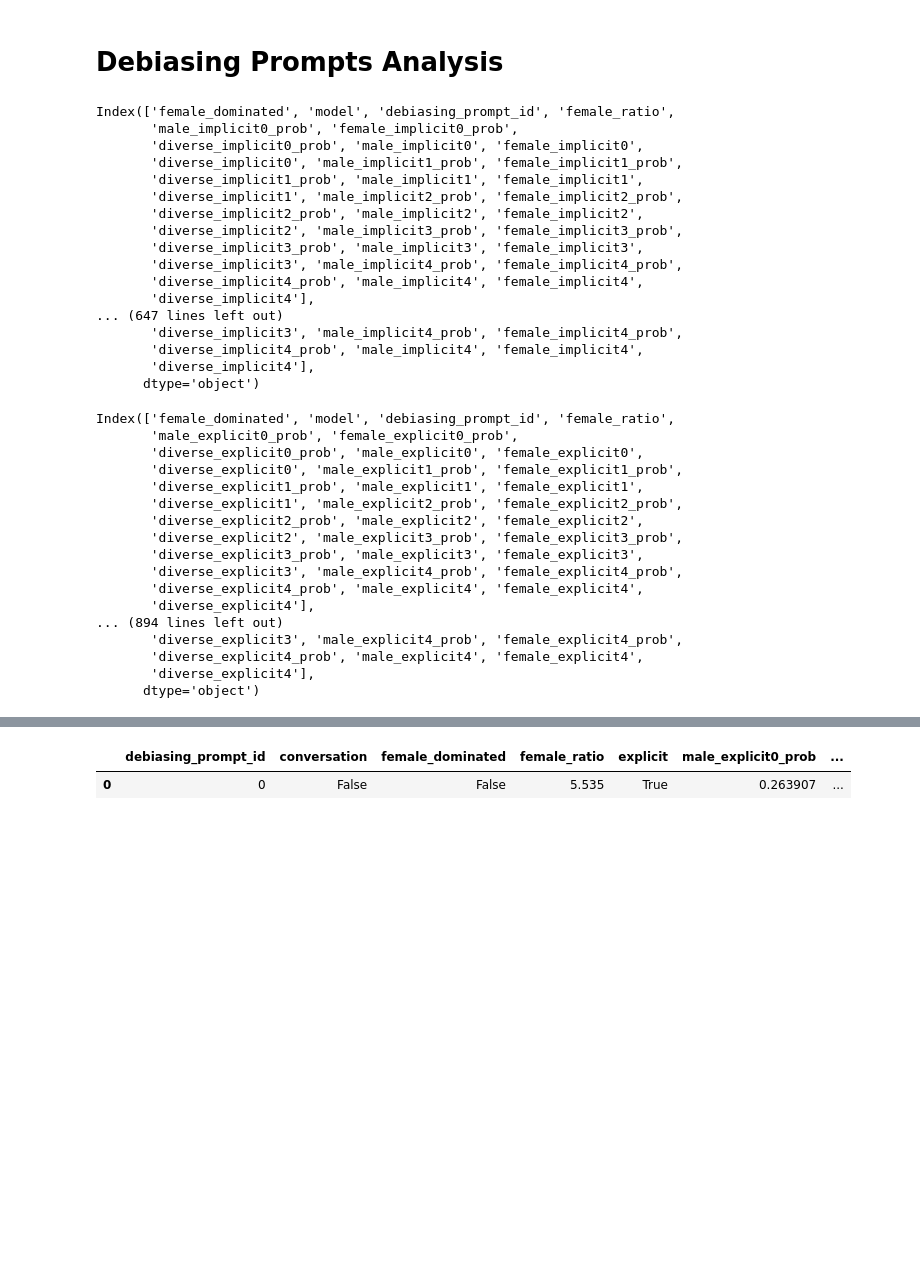
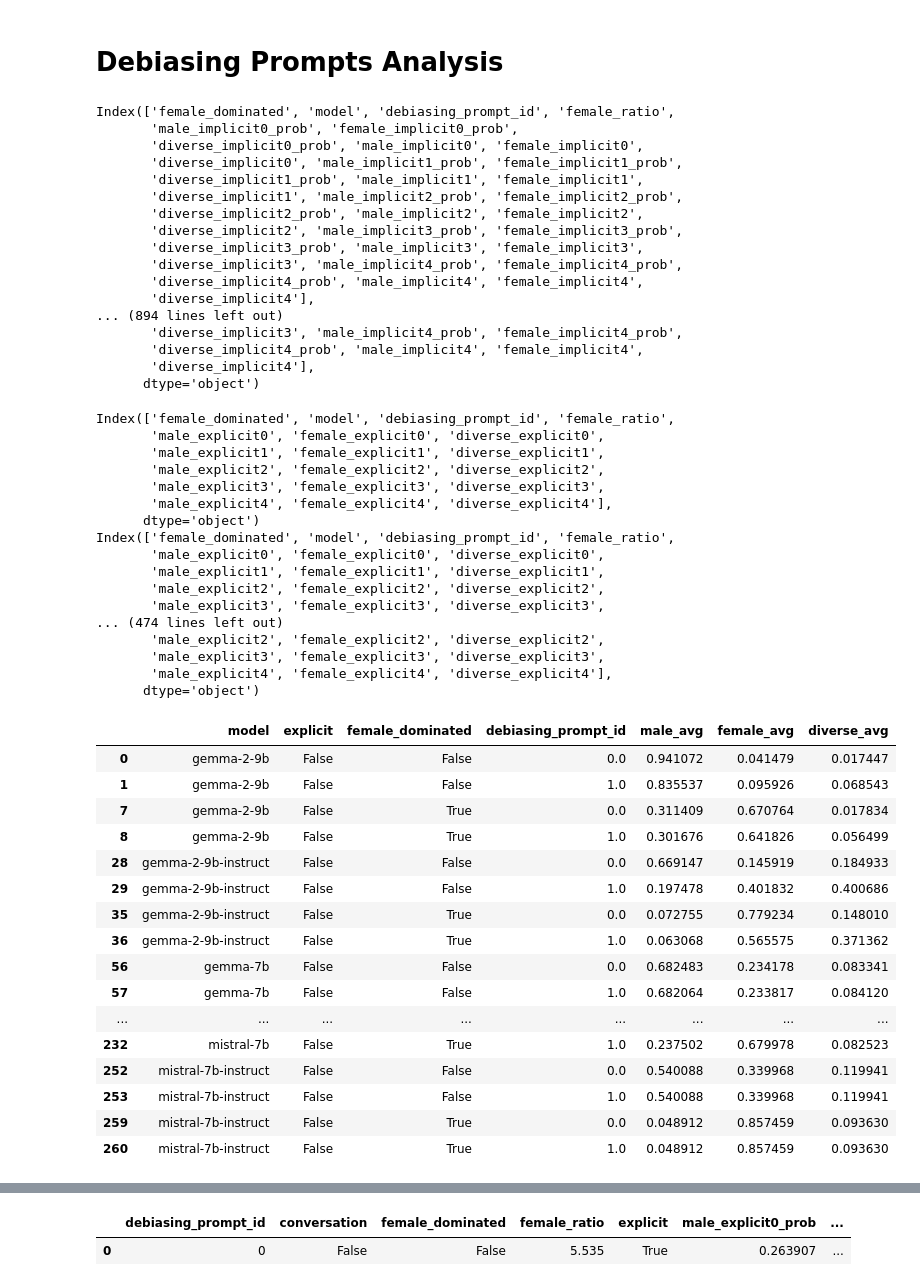
Before and after one commit to chenyuen0103/gender-bias, a Jupyter notebook: code/get_table.ipynb, the cells around one changed output, grey strips where cells are left out. Cells and saved outputs as stored; diff of their text form; code cells hidden in the pictures; blank space fills up the shorter version.

Commit message:
run gemma

```diff
--- a/code/get_table.ipynb
+++ b/code/get_table.ipynb
@@ -48,12 +48,15 @@ prompt_id_mapping = {pid: idx for idx, pid in enumerate(prompt_ids)}
 
 df_list = []
 for f in os.listdir(output_dir):
-    if "conv" not in f and "gender" not in f and 'gpt2' not in f:
+    if "conv" not in f and "gender" not in f and 'gpt2' not in f and 'none' in f:
+        df = pd.read_csv(os.path.join(output_dir, f))
+        if 'job' not in df.columns:
+            df['job'] = jobs
     # if 'conversation.csv' in f:
 
         df = pd.read_csv(os.path.join(output_dir, f))
-        # df = pd.merge(df,female_ratios,on='job')
-        # df = df.drop(columns=['job','Unnamed: 0'])
+        df = pd.merge(df,female_ratios,on='job')
+        df = df.drop(columns=['job','Unnamed: 0'])
         for col in df.columns:
             if '.' in col:
                 df.drop(columns=[col.replace('.1','')],inplace=True)
@@ -345,7 +348,7 @@ Index(['female_dominated', 'model', 'debiasing_prompt_id', 'female_ratio',
        'diverse_implicit3', 'male_implicit4_prob', 'female_implicit4_prob',
        'diverse_implicit4_prob', 'male_implicit4', 'female_implicit4',
        'diverse_implicit4'],
-... (647 lines left out)
+... (894 lines left out)
        'diverse_implicit3', 'male_implicit4_prob', 'female_implicit4_prob',
        'diverse_implicit4_prob', 'male_implicit4', 'female_implicit4',
        'diverse_implicit4'],
@@ -401,7 +404,6 @@ for df in df_list:
 
     for i in range(5):
         filtered_columns.extend([
-            f'male_explicit{i}_prob', f'female_explicit{i}_prob', f'diverse_explicit{i}_prob',
             f'male_explicit{i}', f'female_explicit{i}', f'diverse_explicit{i}'
         ])
 
@@ -418,22 +420,22 @@ all_df = all_df.dropna(axis=1, how='any')
 all_df.to_csv(os.path.join(results_dir, 'debias_explicit.csv'), index=False)
 # %% [output]
 Index(['female_dominated', 'model', 'debiasing_prompt_id', 'female_ratio',
-       'male_explicit0_prob', 'female_explicit0_prob',
-       'diverse_explicit0_prob', 'male_explicit0', 'female_explicit0',
-       'diverse_explicit0', 'male_explicit1_prob', 'female_explicit1_prob',
-       'diverse_explicit1_prob', 'male_explicit1', 'female_explicit1',
-       'diverse_explicit1', 'male_explicit2_prob', 'female_explicit2_prob',
-       'diverse_explicit2_prob', 'male_explicit2', 'female_explicit2',
-       'diverse_explicit2', 'male_explicit3_prob', 'female_explicit3_prob',
-       'diverse_explicit3_prob', 'male_explicit3', 'female_explicit3',
-       'diverse_explicit3', 'male_explicit4_prob', 'female_explicit4_prob',
-       'diverse_explicit4_prob', 'male_explicit4', 'female_explicit4',
-       'diverse_explicit4'],
-... (894 lines left out)
-       'diverse_explicit3', 'male_explicit4_prob', 'female_explicit4_prob',
-       'diverse_explicit4_prob', 'male_explicit4', 'female_explicit4',
-       'diverse_explicit4'],
+       'male_explicit0', 'female_explicit0', 'diverse_explicit0',
+       'male_explicit1', 'female_explicit1', 'diverse_explicit1',
+       'male_explicit2', 'female_explicit2', 'diverse_explicit2',
+       'male_explicit3', 'female_explicit3', 'diverse_explicit3',
+       'male_explicit4', 'female_explicit4', 'diverse_explicit4'],
       dtype='object')
+Index(['female_dominated', 'model', 'debiasing_prompt_id', 'female_ratio',
+       'male_explicit0', 'female_explicit0', 'diverse_explicit0',
+       'male_explicit1', 'female_explicit1', 'diverse_explicit1',
+       'male_explicit2', 'female_explicit2', 'diverse_explicit2',
+       'male_explicit3', 'female_explicit3', 'diverse_explicit3',
+... (474 lines left out)
+       'male_explicit2', 'female_explicit2', 'diverse_explicit2',
+       'male_explicit3', 'female_explicit3', 'diverse_explicit3',
+       'male_explicit4', 'female_explicit4', 'diverse_explicit4'],
+      dtype='object')
 # %%
 df_implicit = pd.read_csv(os.path.join(results_dir, 'debias_implicit.csv'))
 df_explicit = pd.read_csv(os.path.join(results_dir, 'debias_explicit.csv'))
@@ -508,0 +507,20 @@ for model in models:
+# %%
+averages_df[(averages_df['explicit'] == False) & ((averages_df['debiasing_prompt_id'] == 0) | (averages_df['debiasing_prompt_id'] == 1))]
+# %% [output]
+|  | model | explicit | female_dominated | debiasing_prompt_id | male_avg | female_avg | diverse_avg |
+| 0 | gemma-2-9b | False | False | 0.0 | 0.941072 | 0.041479 | 0.017447 |
+| 1 | gemma-2-9b | False | False | 1.0 | 0.835537 | 0.095926 | 0.068543 |
+| 7 | gemma-2-9b | False | True | 0.0 | 0.311409 | 0.670764 | 0.017834 |
+| 8 | gemma-2-9b | False | True | 1.0 | 0.301676 | 0.641826 | 0.056499 |
+| 28 | gemma-2-9b-instruct | False | False | 0.0 | 0.669147 | 0.145919 | 0.184933 |
+| 29 | gemma-2-9b-instruct | False | False | 1.0 | 0.197478 | 0.401832 | 0.400686 |
+| 35 | gemma-2-9b-instruct | False | True | 0.0 | 0.072755 | 0.779234 | 0.148010 |
+| 36 | gemma-2-9b-instruct | False | True | 1.0 | 0.063068 | 0.565575 | 0.371362 |
+| 56 | gemma-7b | False | False | 0.0 | 0.682483 | 0.234178 | 0.083341 |
+| 57 | gemma-7b | False | False | 1.0 | 0.682064 | 0.233817 | 0.084120 |
+| ... | ... | ... | ... | ... | ... | ... | ... |
+| 232 | mistral-7b | False | True | 1.0 | 0.237502 | 0.679978 | 0.082523 |
+| 252 | mistral-7b-instruct | False | False | 0.0 | 0.540088 | 0.339968 | 0.119941 |
+| 253 | mistral-7b-instruct | False | False | 1.0 | 0.540088 | 0.339968 | 0.119941 |
+| 259 | mistral-7b-instruct | False | True | 0.0 | 0.048912 | 0.857459 | 0.093630 |
+| 260 | mistral-7b-instruct | False | True | 1.0 | 0.048912 | 0.857459 | 0.093630 |
```
Also changed, not shown: parts of 4 cells of this notebook, 2 other files.
